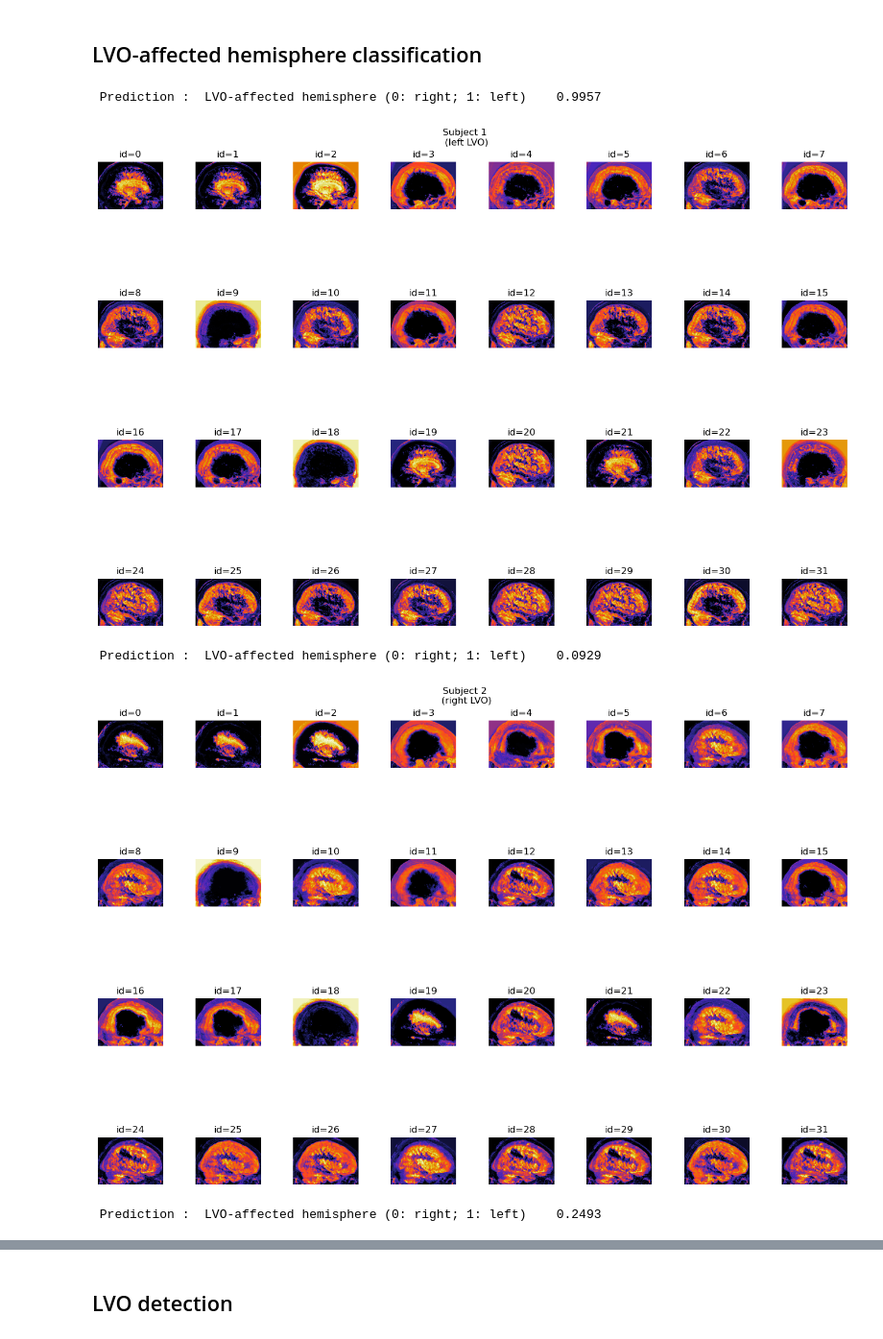
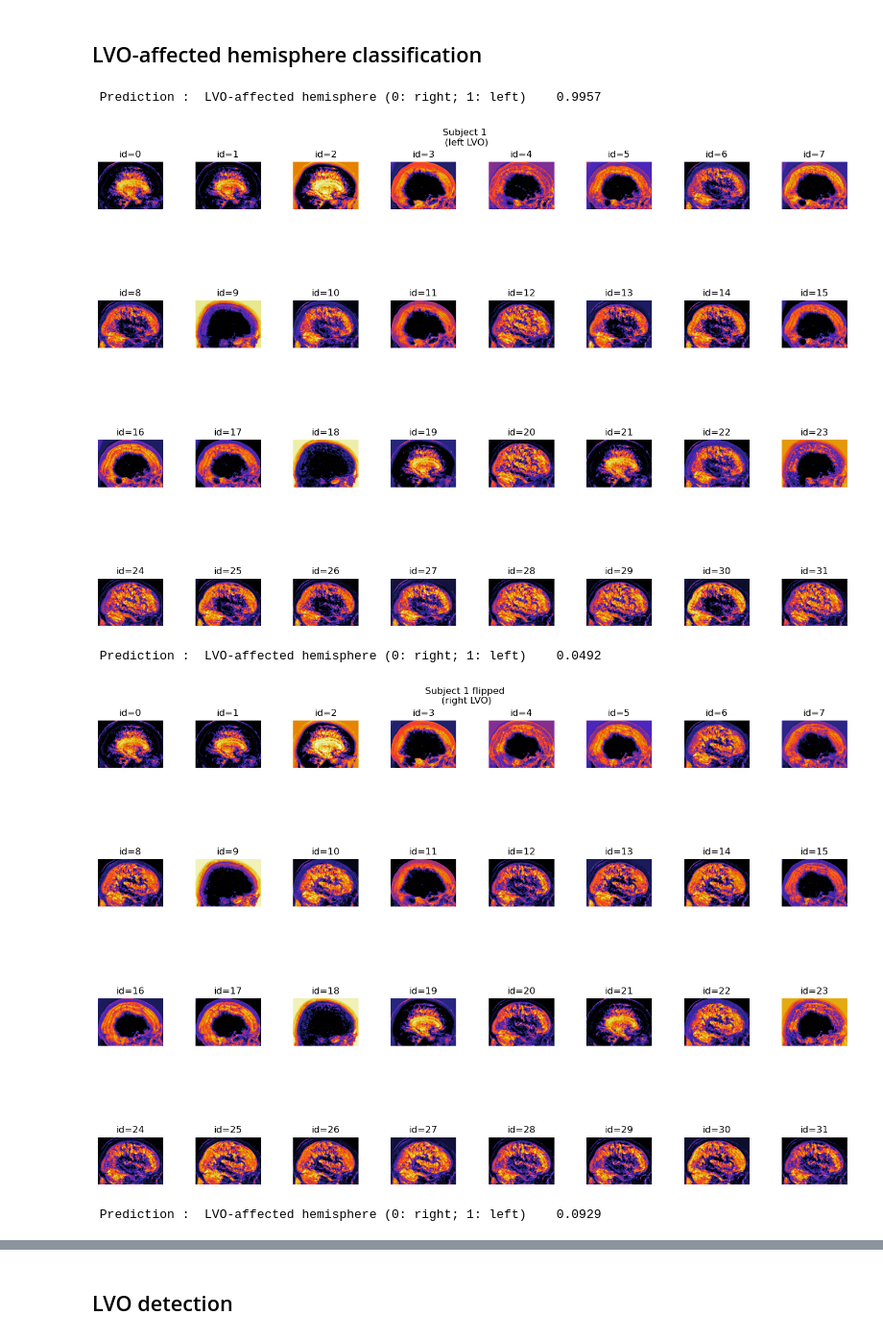
Before and after one commit to uma-lal/Learnable-3D-pooling, a Jupyter notebook: inference.ipynb, the cells around one changed output, grey strips where cells are left out. Shown at 96% size. Drawn from its saved outputs; the diff is of its cells as text; code cells hidden in the pictures.

Commit message:
updaet inference code to plot also the feature maps for the flipped CTA

```diff
--- a/inference.ipynb
+++ b/inference.ipynb
@@ -61,14 +61,16 @@ model_ckpt = 'models/pretrained weights/LVO-hemisphere-L3P_2D_CNN_sagittal.ckpt'
 model_loaded = classificationModel.load_from_checkpoint(checkpoint_path=model_ckpt, number_classes=1, model=model, map_location='cuda:'+str(gpusToUse[0])+'')
 # %%
 subj1 = np.load('images/subject1.npy')
+subj1_flipped = np.flip(np.copy(subj1), axis=2)
 subj2 = np.load('images/subject2.npy')
 subj3 = np.load('images/subject3.npy')
 prediction_and_plot_feature_maps(subj1,model_loaded,'LVO-affected hemisphere (0: right; 1: left)','Subject 1 \n(left LVO)')
+prediction_and_plot_feature_maps(subj1_flipped,model_loaded,'LVO-affected hemisphere (0: right; 1: left)','Subject 1 flipped \n(right LVO)')
 prediction_and_plot_feature_maps(subj2,model_loaded,'LVO-affected hemisphere (0: right; 1: left)','Subject 2 \n(right LVO)')
 prediction_and_plot_feature_maps(subj3,model_loaded,'LVO-affected hemisphere (0: right; 1: left)','Subject 3 \n(no LVO)')
 # %% [output]
  Prediction :  LVO-affected hemisphere (0: right; 1: left)    0.9957
 [figure]
- Prediction :  LVO-affected hemisphere (0: right; 1: left)    0.0929
+ Prediction :  LVO-affected hemisphere (0: right; 1: left)    0.0492
-[figure, old version]
+[figure, new version]
- Prediction :  LVO-affected hemisphere (0: right; 1: left)    0.2493
+ Prediction :  LVO-affected hemisphere (0: right; 1: left)    0.0929
```
Also changed, not shown: parts of 1 cell of this notebook.
